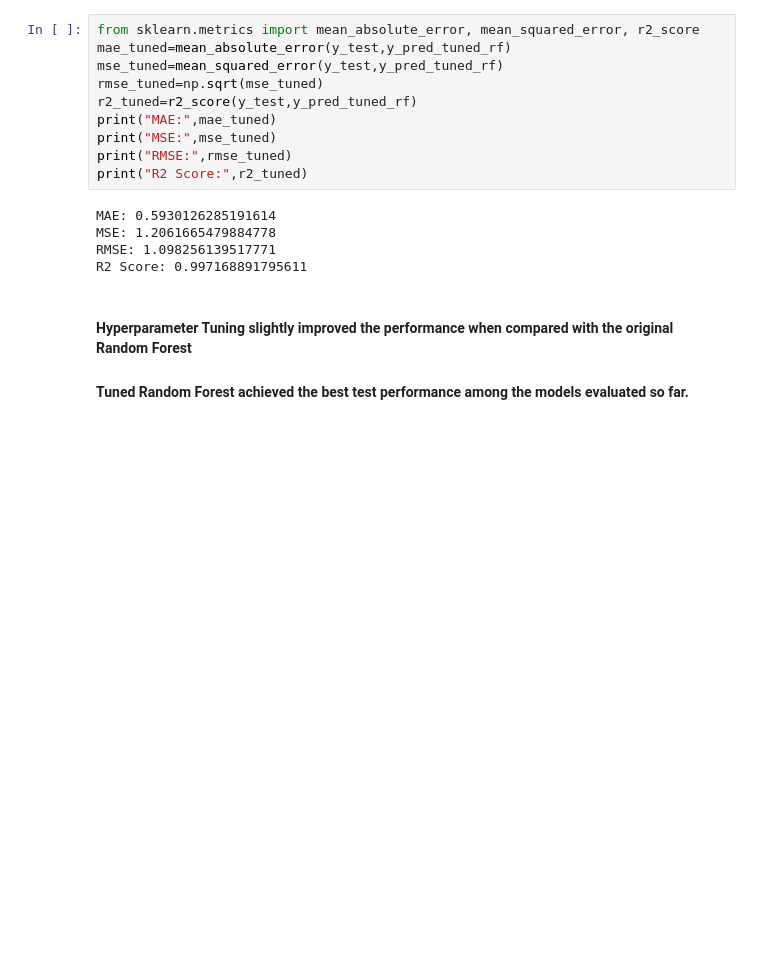
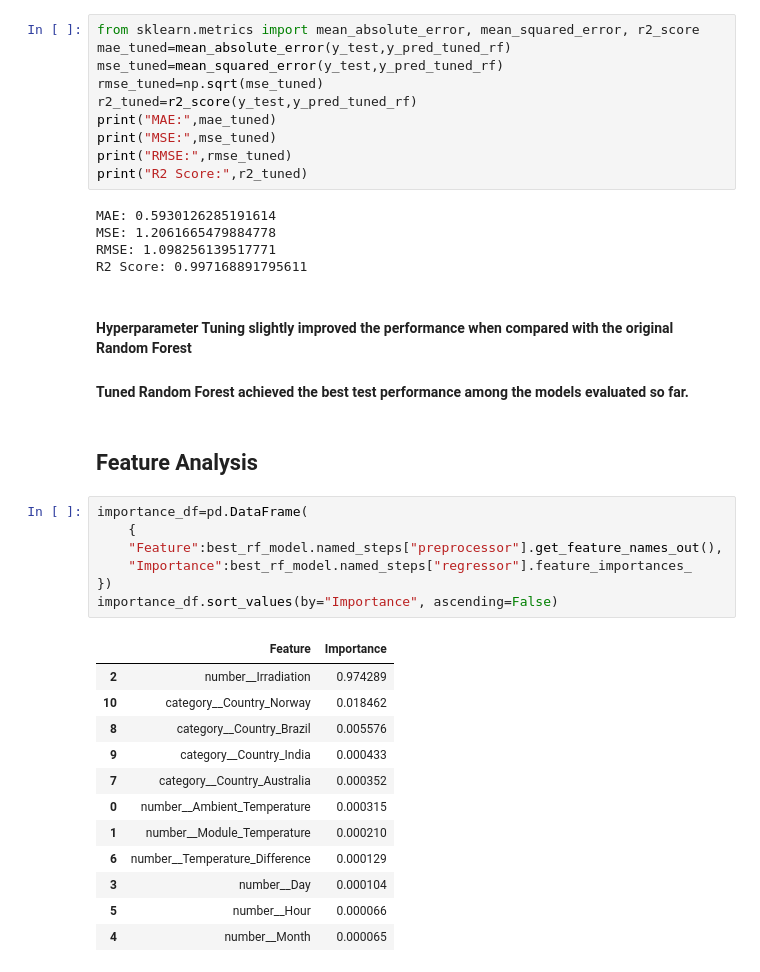
Before and after one commit to archasunil1111-jpg/Solar_Power_Generation_Prediction, a Jupyter notebook: notebooks/02_modeling.ipynb, the cells around one changed output. Drawn from its saved outputs; the diff is of its cells as text; blank space fills up the shorter version.

Commit message:
Feature Analysis

```diff
--- a/notebooks/02_modeling.ipynb
+++ b/notebooks/02_modeling.ipynb
@@ -764,3 +764,25 @@ R2 Score: 0.997168891795611
 # %% [markdown]
 #### Hyperparameter Tuning slightly improved the performance when compared with the original Random Forest
 #### Tuned Random Forest achieved the best test performance among the models evaluated so far.
+# %% [markdown]
+## Feature Analysis
+# %%
+importance_df=pd.DataFrame(
+    {
+    "Feature":best_rf_model.named_steps["preprocessor"].get_feature_names_out(),
+    "Importance":best_rf_model.named_steps["regressor"].feature_importances_
+})
+importance_df.sort_values(by="Importance", ascending=False)
+# %% [output]
+|  | Feature | Importance |
+| 2 | number__Irradiation | 0.974289 |
+| 10 | category__Country_Norway | 0.018462 |
+| 8 | category__Country_Brazil | 0.005576 |
+| 9 | category__Country_India | 0.000433 |
+| 7 | category__Country_Australia | 0.000352 |
+| 0 | number__Ambient_Temperature | 0.000315 |
+| 1 | number__Module_Temperature | 0.000210 |
+| 6 | number__Temperature_Difference | 0.000129 |
+| 3 | number__Day | 0.000104 |
+| 5 | number__Hour | 0.000066 |
+| 4 | number__Month | 0.000065 |
```
Also changed, not shown: parts of 2 cells of this notebook.
